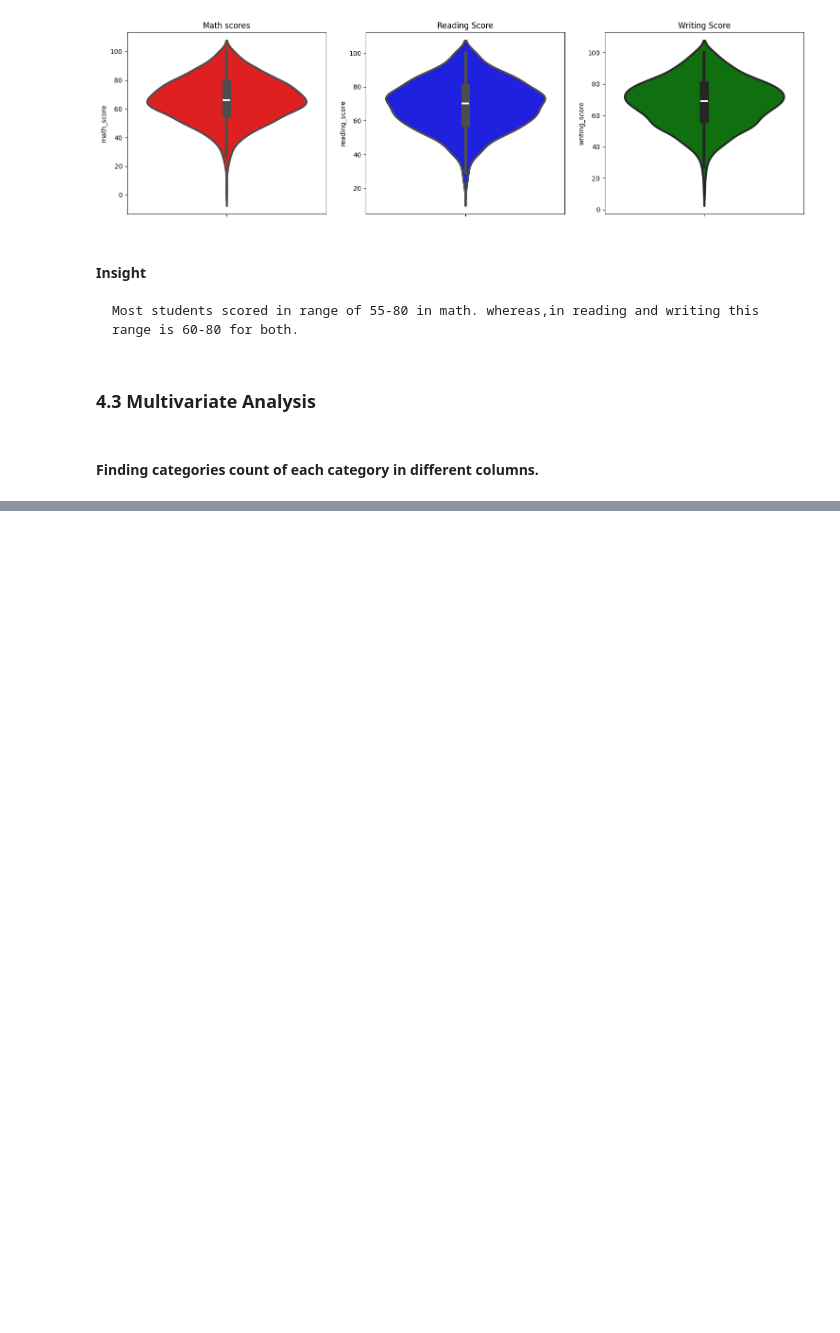
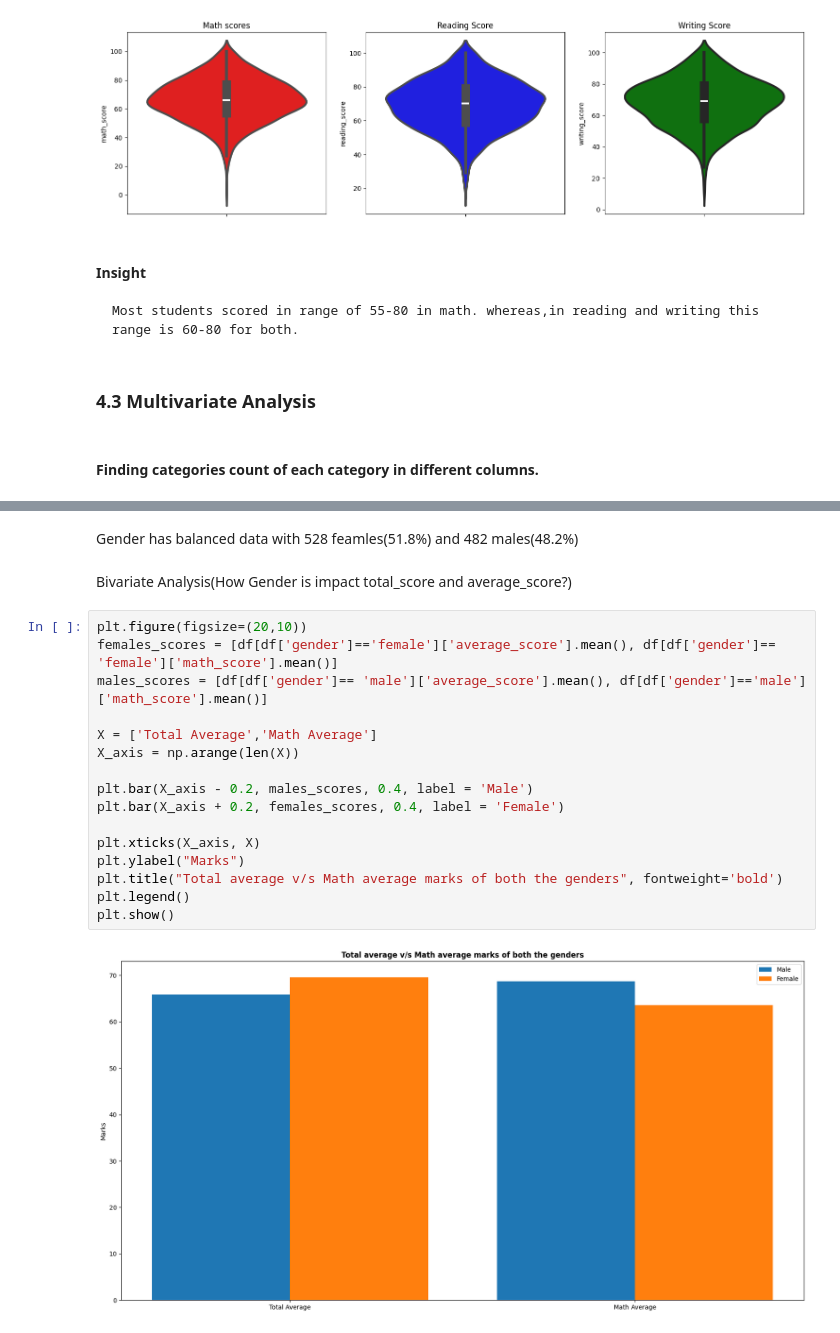
Before and after one commit to AbdulRasheed1011/Project1, a Jupyter notebook: notebook/EDA.ipynb, the cells around one changed output, grey strips where cells are left out. Saved outputs shown, nothing was run; the diff lists cells and outputs as text; blank space fills up the shorter version.

```diff
--- a/notebook/EDA.ipynb
+++ b/notebook/EDA.ipynb
@@ -416,0 +423,22 @@ array(["bachelor's degree", 'some college', "master's degree",
+# %% [markdown]
+Gender has balanced data with 528 feamles(51.8%) and 482 males(48.2%)
+# %% [markdown]
+ Bivariate Analysis(How Gender is impact total_score and average_score?)
+# %%
+plt.figure(figsize=(20,10))
+females_scores = [df[df['gender']=='female']['average_score'].mean(), df[df['gender']== 'female']['math_score'].mean()]
+males_scores = [df[df['gender']== 'male']['average_score'].mean(), df[df['gender']=='male']['math_score'].mean()]
+
+X = ['Total Average','Math Average']
+X_axis = np.arange(len(X))
+
+plt.bar(X_axis - 0.2, males_scores, 0.4, label = 'Male')
+plt.bar(X_axis + 0.2, females_scores, 0.4, label = 'Female')
+
+plt.xticks(X_axis, X)
+plt.ylabel("Marks")
+plt.title("Total average v/s Math average marks of both the genders", fontweight='bold')
+plt.legend()
+plt.show()
+# %% [output]
+[figure, added]
```
Also changed, not shown: parts of 20 cells of this notebook.
